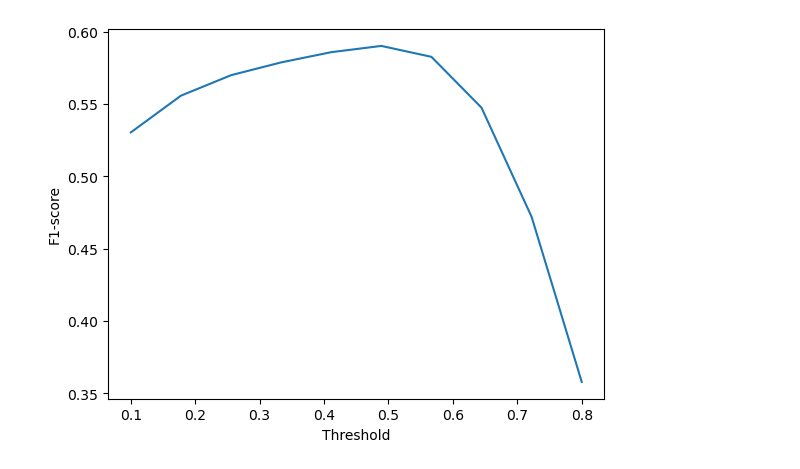
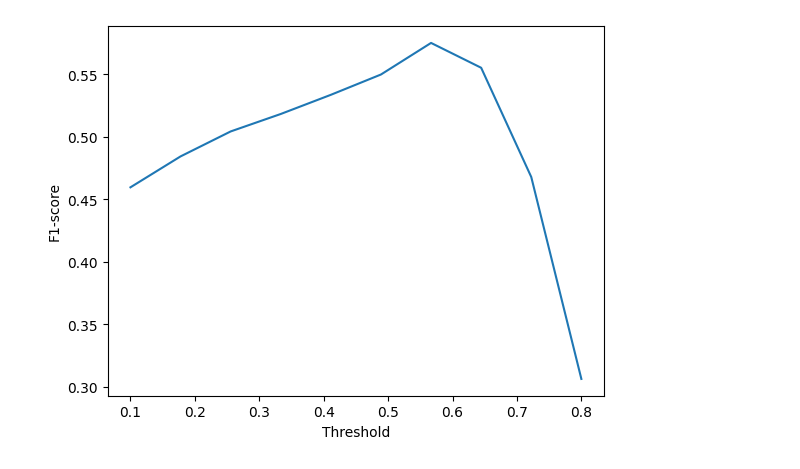
Before and after one commit to juliencollard2001/INF554-AJA, a Jupyter notebook: Alice/amelioration_copilot_alice.ipynb, the cells around one changed output. Cells and saved outputs as stored; diff of their text form; code cells hidden in the pictures.

Commit message:
Pour juju

```diff
--- a/Alice/amelioration_copilot_alice.ipynb
+++ b/Alice/amelioration_copilot_alice.ipynb
@@ -79,4 +51,5 @@ with open('pickle/test_graphs.pkl', 'rb') as f:
 # %%
 # on check la forme des input
-train_graphs['ES2002b']
+N_features = train_graphs['ES2002a'].x.shape[1]
+N_features
 # %% [output]
@@ -164,7 +111,8 @@ train_graphs
 # %%
 # Move the instantiation of the model outside the training loop
-model = NodeClassifier(32, 389)
+model = NodeClassifier(32, N_features)
 model.set_threshold(0.59)
+model_name='test_base'
 
 # Move the model and data to GPU if available
 device = torch.device("cuda" if torch.cuda.is_available() else "cpu")
@@ -186,10 +134,12 @@ from sklearn.metrics import f1_score
 import time
 
 # Train the model
-for epoch in range(8):
+best_f1_score = 0
+for epoch in range(3):
     print('- Epoch', f'{epoch:03d}', '-')
+    start_time = time.time()
 
-    start_time = time.time()
+    # training
     model.train()
     total_loss = 0
     for data in train_loader:
@@ -201,11 +151,8 @@ for epoch in range(8):
         optimizer.step()
         total_loss += loss.item()
     average_loss = total_loss / N_train
-    end_time = time.time()
+    print('Loss:', f'{average_loss:.4f}')
 
-    training_time = end_time - start_time
-    print('Training time:', training_time, 'seconds')
-    print('Loss:', f'{average_loss:.4f}')
 
     # Evaluate the model on the training set
     start_time = time.time()
@@ -218,6 +165,7 @@ for epoch in range(8):
         f1 = f1_score(y_true, y_pred)
         f1_moyen_train += f1
     f1_moyen_train /= N_train
+    print('F1 train:', f1_moyen_train)
 
     # Evaluate the model on the validation set
     model.eval()
@@ -229,15 +177,20 @@ for epoch in range(8):
         f1 = f1_score(y_true, y_pred)
         f1_moyen_valid += f1
     f1_moyen_valid /= N_validation
+    print('F1 valid:', f1_moyen_valid)
+
+    # callbacks ou autre
+    if f1_moyen_valid > best_f1_score:
+        torch.save(model.state_dict(), "training_states/" + model_name + "-best.pth")
+    else:
+        optimizer.param_groups[0]['lr'] /= 2
+        print('Learning rate reduced to:', optimizer.param_groups[0]['lr'])
+
     end_time = time.time()
+    epoch_time = end_time - start_time
+    print('Epoch time:', epoch_time, 'seconds')
+    print('')
 
-    evaluation_time = end_time - start_time
-    print('Evaluation time:', training_time, 'seconds')
-
-    print('F1 train:', f1_moyen_train)
-    print('F1 valid:', f1_moyen_valid)
-    torch.save(model.state_dict(), "training_states/" + str(epoch) + ".pth")
-    average_loss = total_loss / len(train_loader)
-    print('')
+model.load_state_dict(torch.load("training_states/" + model_name + "-best.pth"))
 # %% [output]
 - Epoch 000 -
@@ -293,21 +247,17 @@ show_logits_confusion_density()
 # %%
-# on peut revenir à un modèle intermédiaire pour éviter l'overfitting
-epoch_opt = 7
-model.load_state_dict(torch.load("training_states/"+str(epoch_opt)+".pth"))
-
 T = np.linspace(0.1,0.8,10)
 f1s = []
 for t in T:
     model.set_threshold(t)
     f1_valid = aja.f1_score_moyen(model, validation_graphs)
     f1s.append(f1_valid)
 
 plt.plot(T, f1s)
 plt.xlabel('Threshold')
 plt.ylabel('F1-score')
 plt.show()
 # %% [output]
-[figure, old version]
+[figure, new version]
 # %%
 # quand on est content on fait une submission !
 model.set_threshold(0.75)
```
Also changed, not shown: parts of 7 cells of this notebook, 2 other files.
